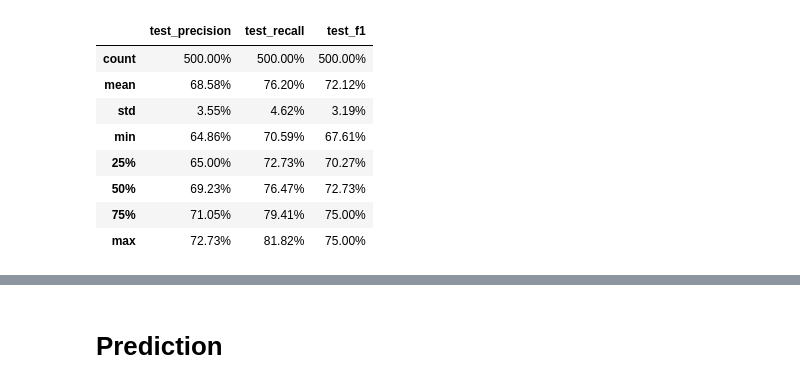
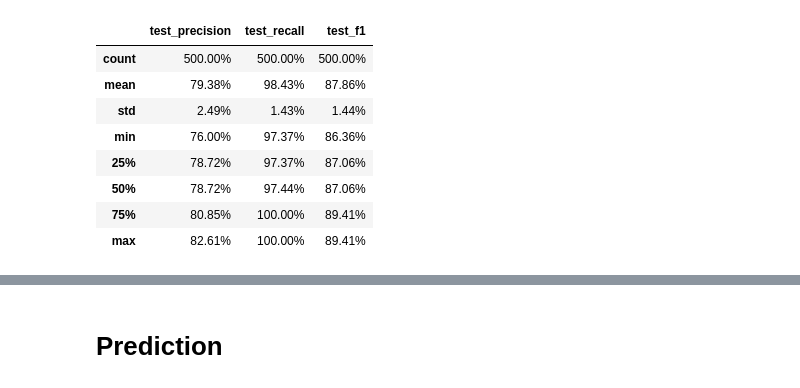
Before and after one commit to aliakbars/ukara, a Jupyter notebook: Lab.ipynb, the cells around one changed output, grey strips where cells are left out. Saved outputs shown, nothing was run; the diff lists cells and outputs as text; code cells hidden in the pictures.

```diff
--- a/Lab.ipynb
+++ b/Lab.ipynb
@@ -30,7 +30,7 @@ def tokenizer(text, with_correction=False):
 stopwords = pd.read_csv('https://raw.githubusercontent.com/masdevid/ID-Stopwords/master/id.stopwords.02.01.2016.txt', header=None)[0].tolist()
 # %%
 from sklearn.feature_extraction.text import CountVectorizer, TfidfVectorizer
-from sklearn.decomposition import TruncatedSVD
+from sklearn.decomposition import TruncatedSVD, LatentDirichletAllocation
 from sklearn.pipeline import make_pipeline, make_union
 from sklearn.preprocessing import FunctionTransformer
 from sklearn.linear_model import LogisticRegression
@@ -41,29 +41,5 @@ from sklearn.tree import DecisionTreeClassifier
 from sklearn.svm import SVC
 from sklearn.metrics import precision_recall_fscore_support, make_scorer
 from sklearn.model_selection import cross_validate
-
-clf = make_pipeline(
-    make_pipeline(
-        CountVectorizer(tokenizer=tokenizer),
-        TruncatedSVD(100, random_state=42),
-    ),
-    RandomForestClassifier(n_estimators=200, random_state=42)
-#     GradientBoostingClassifier(n_estimators=200, random_state=42)
-)
-
-# X, y = prepare_data('Data A/data_train_A.csv')
-X, y = prepare_data('Data B/data_train_B.csv')
-y = y.astype(int)
-pd.DataFrame(
-    cross_validate(clf, X, y, scoring=['precision', 'recall', 'f1'], cv=5, return_train_score=False)
-)[['test_precision','test_recall','test_f1']].describe().style.format('{:.2%}')
+from tqdm import tqdm
+import itertools
-# %% [output]
-|  | test_precision | test_recall | test_f1 |
-| count | 500.00% | 500.00% | 500.00% |
-| mean | 68.58% | 76.20% | 72.12% |
-| std | 3.55% | 4.62% | 3.19% |
-| min | 64.86% | 70.59% | 67.61% |
-| 25% | 65.00% | 72.73% | 70.27% |
-| 50% | 69.23% | 76.47% | 72.73% |
-| 75% | 71.05% | 79.41% | 75.00% |
-| max | 72.73% | 81.82% | 75.00% |
@@ -69,0 +81,28 @@ pd.DataFrame(
+# %%
+from sklearn.model_selection import cross_val_predict
+
+clf = make_pipeline(
+    CountVectorizer(tokenizer=tokenizer),
+    TruncatedSVD(100, random_state=42),
+    RandomForestClassifier(n_estimators=200, random_state=42),
+#     TfidfVectorizer(tokenizer=tokenizer),
+#     LogisticRegression(solver='lbfgs', C=1, random_state=42)
+)
+
+X, y = prepare_data('Data A/data_train_A.csv')
+# X, y = prepare_data('Data B/data_train_B.csv')
+y = y.astype(int)
+y_pred = cross_val_predict(clf, X, y, cv=5, method='predict_proba')
+pd.DataFrame(
+    cross_validate(clf, X, y, scoring=['precision', 'recall', 'f1'], cv=5, return_train_score=False)
+)[['test_precision','test_recall','test_f1']].describe().style.format('{:.2%}')
+# %% [output]
+|  | test_precision | test_recall | test_f1 |
+| count | 500.00% | 500.00% | 500.00% |
+| mean | 79.38% | 98.43% | 87.86% |
+| std | 2.49% | 1.43% | 1.44% |
+| min | 76.00% | 97.37% | 86.36% |
+| 25% | 78.72% | 97.37% | 87.06% |
+| 50% | 78.72% | 97.44% | 87.06% |
+| 75% | 80.85% | 100.00% | 89.41% |
+| max | 82.61% | 100.00% | 89.41% |
```
Also changed, not shown: parts of 7 cells of this notebook.
